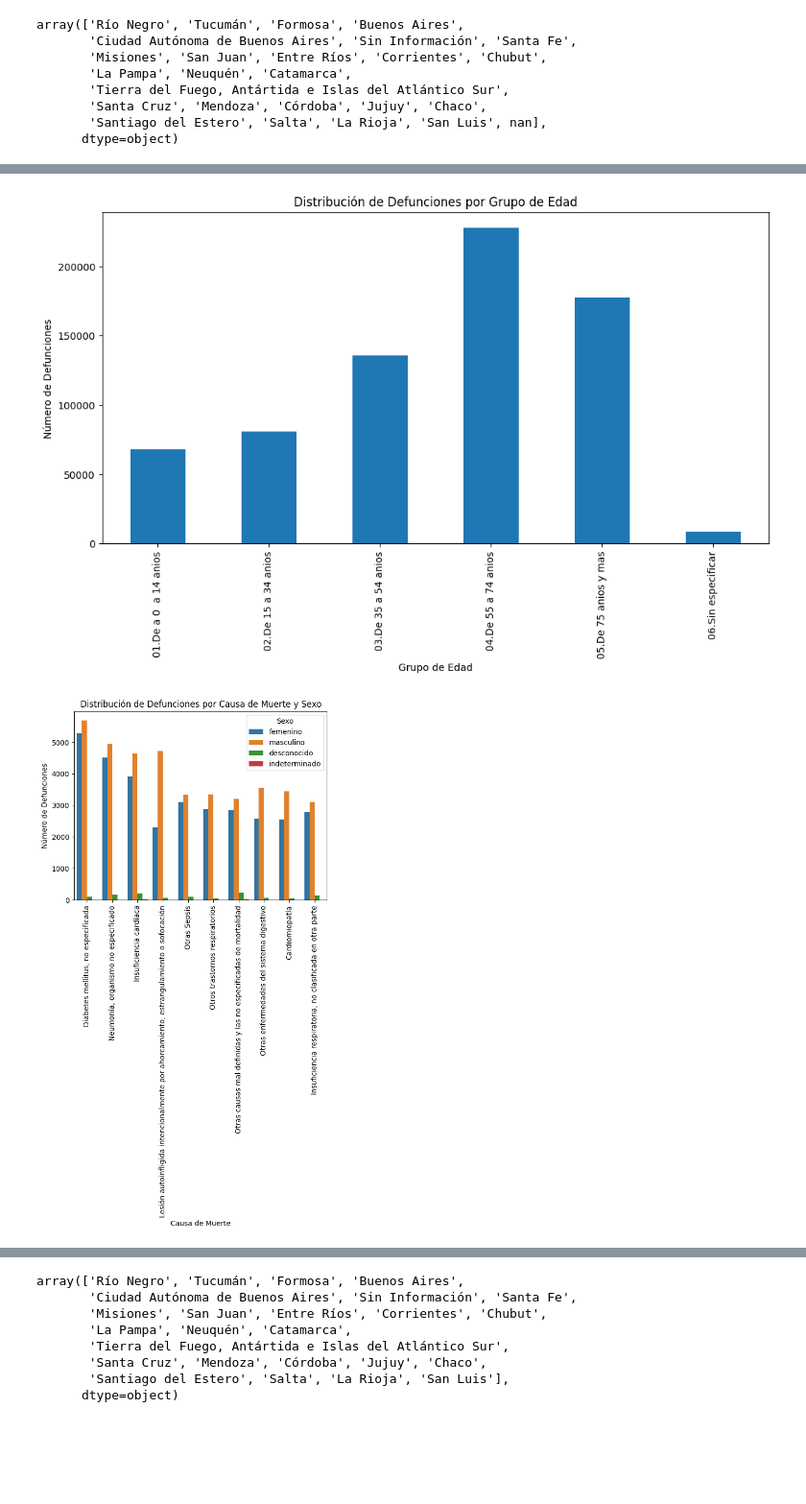
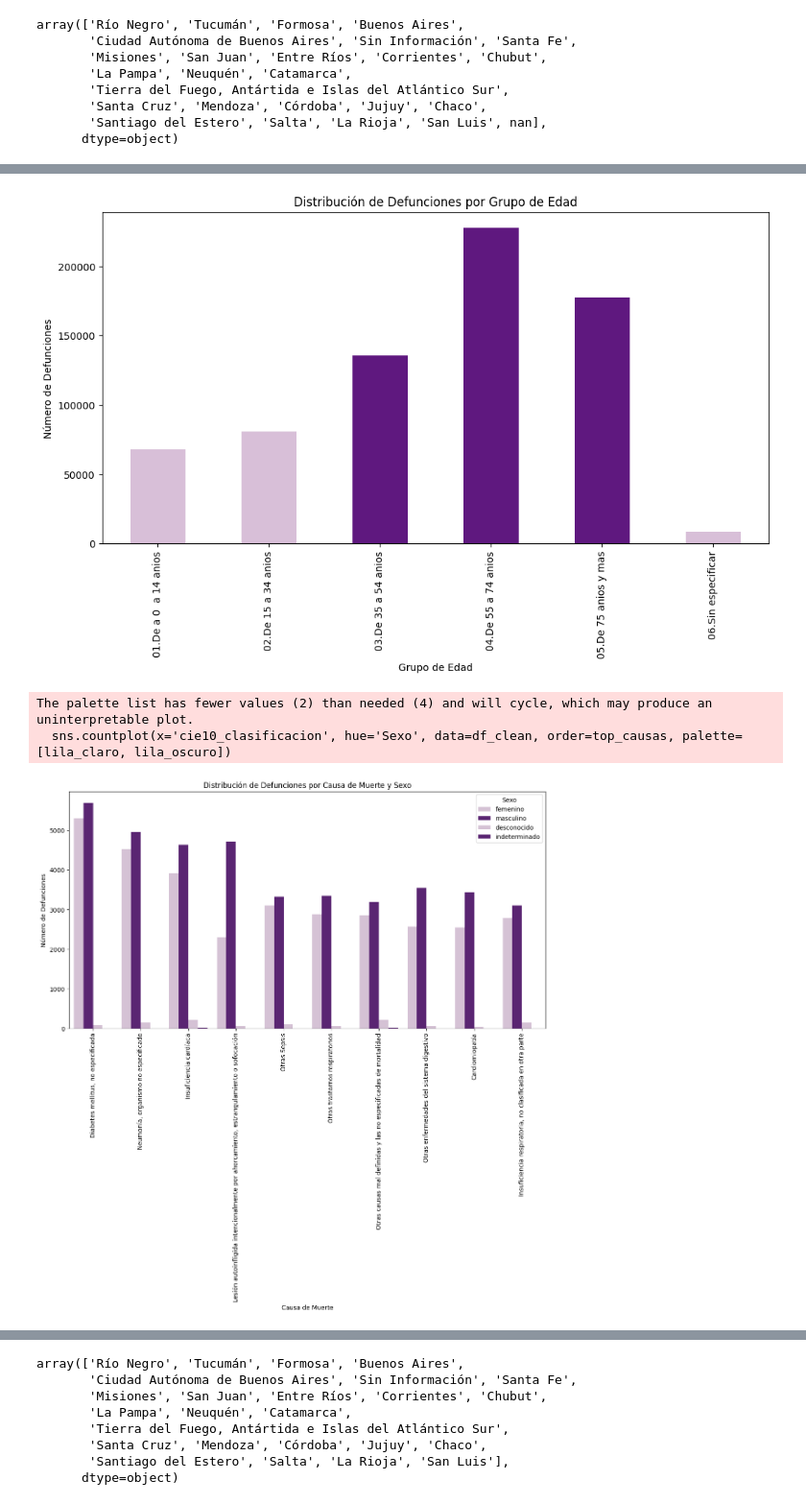
Before and after one commit to JuliMarquez/Sin-bajar-la-Guard.IA, a Jupyter notebook: Exploración_SinBajar_La_Guard_IA.ipynb, the cells around one changed output, grey strips where cells are left out. Shown at 96% size. Drawn from its saved outputs; the diff is of its cells as text; code cells hidden in the pictures; blank space fills up the shorter version.

```diff
--- a/Exploración_SinBajar_La_Guard_IA.ipynb
+++ b/Exploración_SinBajar_La_Guard_IA.ipynb
@@ -146,3 +499,6 @@ df.head()
+# %%
+# Separar la columna 'grupo_edad' en 'codigo' y 'rango_edad'
+df[['codigo', 'rango_edad']] = df['grupo_edad'].str.split('.', expand=True, n=1)
 # %%
 # Quiero conocer las jurisdicciones de residencia
 df.jurisdicion_residencia_nombre.unique()
@@ -189,34 +547,57 @@ print(df_clean.info())
 # Verificar los valores nulos
 print(df_clean.isnull().sum())
 
-# Análisis exploratorio de datos (EDA)
+# Obtener la paleta 'magma' de seaborn
+palette = sns.color_palette('magma', as_cmap=False)
+
+# Seleccionar el color lila de la paleta 'magma'
+color_lila = palette[1]
+
+
+# Definir colores lila oscuro y claro
+lila_oscuro = color_lila
+lila_claro = '#D8BFD8'
+
+# Función para asignar colores dependiendo del tamaño
+def asignar_colores(series):
+    max_value = series.max()
+    return [lila_oscuro if value > max_value / 2 else lila_claro for value in series]
 
 # Distribución por año
-df_clean['anio'].value_counts().sort_index().plot(kind='bar', figsize=(12, 6))
+anio_counts = df_clean['anio'].value_counts().sort_index()
+anio_colors = asignar_colores(anio_counts)
+anio_counts.plot(kind='bar', figsize=(12, 6), color=anio_colors)
 plt.xlabel('Año')
 plt.ylabel('Número de Defunciones')
 plt.title('Distribución de Defunciones por Año')
 plt.show()
 
 # Distribución por sexo
-df_clean['Sexo'].value_counts().plot(kind='bar', figsize=(8, 6))
+sexo_counts = df_clean['Sexo'].value_counts()
+sexo_colors = asignar_colores(sexo_counts)
+sexo_counts.plot(kind='bar', figsize=(8, 6), color=sexo_colors)
 plt.xlabel('Sexo')
 plt.ylabel('Número de Defunciones')
 plt.title('Distribución de Defunciones por Sexo')
 plt.show()
 
 # Distribución por grupo de edad
-df_clean['grupo_edad'].value_counts().sort_index().plot(kind='bar', figsize=(12, 6))
+grupo_edad_counts = df_clean['grupo_edad'].value_counts().sort_index()
+grupo_edad_colors = asignar_colores(grupo_edad_counts)
+grupo_edad_counts.plot(kind='bar', figsize=(12, 6), color=grupo_edad_colors)
 plt.xlabel('Grupo de Edad')
 plt.ylabel('Número de Defunciones')
 plt.title('Distribución de Defunciones por Grupo de Edad')
 plt.show()
 
 # Relación entre causa de muerte y sexo
-sns.countplot(x='cie10_clasificacion', hue='Sexo', data=df_clean, order=df_clean['cie10_clasificacion'].value_counts().index[:10])
+top_causas = df_clean['cie10_clasificacion'].value_counts().index[:10]
+plt.figure(figsize=(14, 7))
+sns.countplot(x='cie10_clasificacion', hue='Sexo', data=df_clean, order=top_causas, palette=[lila_claro, lila_oscuro])
 plt.xticks(rotation=90)
 plt.xlabel('Causa de Muerte')
 plt.ylabel('Número de Defunciones')
 plt.title('Distribución de Defunciones por Causa de Muerte y Sexo')
+plt.legend(title='Sexo')
 plt.show()
 # %% [output]
@@ -242,2 +633,4 @@ dtype: int64
-[figure, old version]
+[figure, new version]
+The palette list has fewer values (2) than needed (4) and will cycle, which may produce an uninterpretable plot.
+  sns.countplot(x='cie10_clasificacion', hue='Sexo', data=df_clean, order=top_causas, palette=[lila_claro, lila_oscuro])
-[figure, old version]
+[figure, new version]
```
Also changed, not shown: parts of 119 cells of this notebook.
